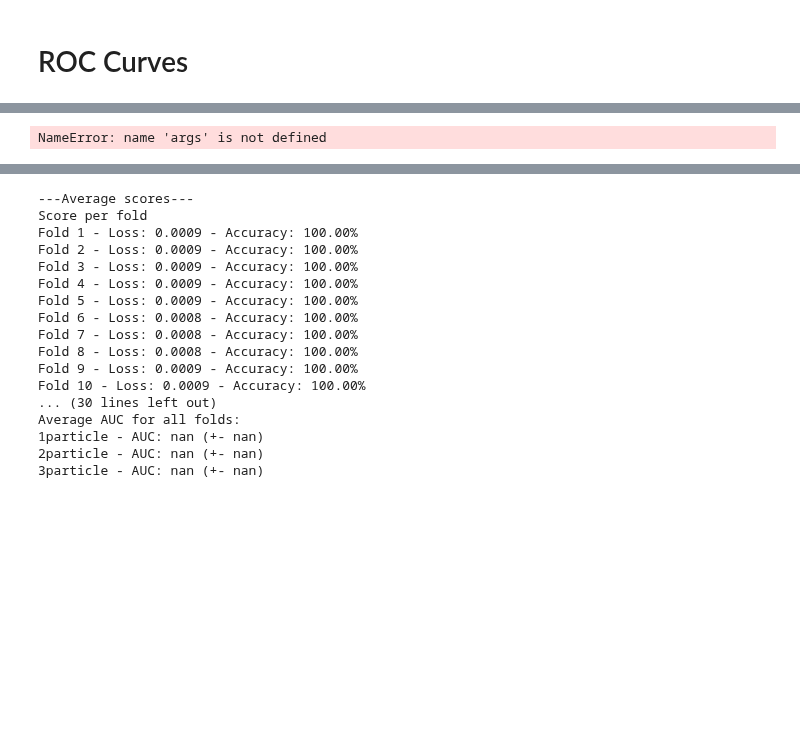
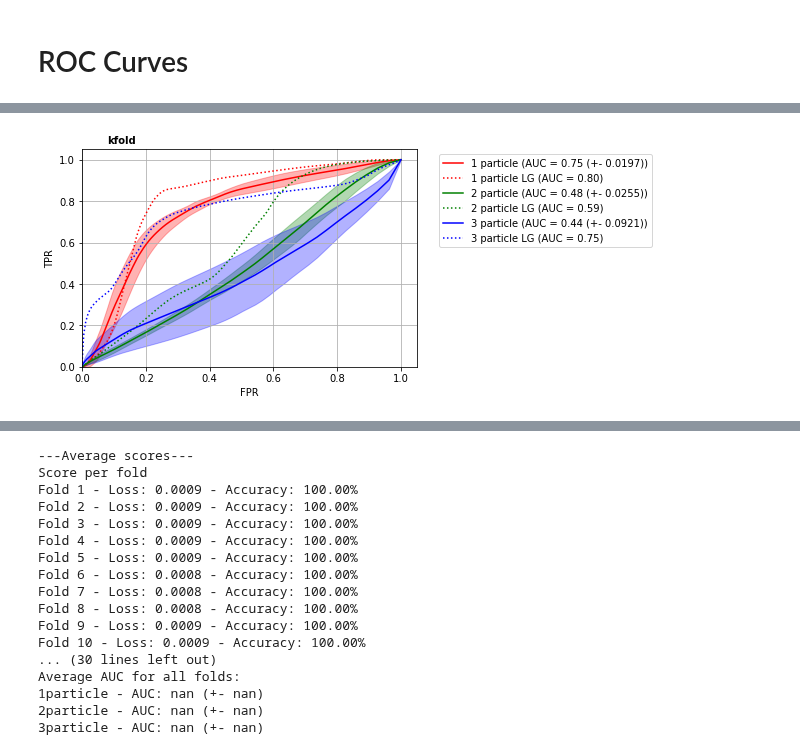
Before and after one commit to Chkoda/pixel-NN, a Jupyter notebook: K-Fold Validation.ipynb, the cells around one changed output, grey strips where cells are left out. Cells and saved outputs as stored; diff of their text form; code cells hidden in the pictures; blank space fills up the shorter version.

Commit message:
Roc Curves Working

```diff
--- a/K-Fold Validation.ipynb
+++ b/K-Fold Validation.ipynb
@@ -22,7 +22,7 @@ logging.basicConfig(level=1, format='[%(asctime)s %(levelname)s] %(message)s')
 Option = namedtuple("MyStruct", "input model name folds batch_size epochs")
                     #structure learning_rate regularizer epochs")
 args = Option(
-    input='test1.h5',
+    input='data/test1.h5',
     model='share/reference_number.py',
     name='NumberNetworkKFOLD',
     folds=10,
@@ -203,28 +250,29 @@ with h5.File('output/NumberNetworkKFOLD.h5', 'r') as f:
 # %% [markdown]
 # ROC Curves
 # %%
-def kfoldRoc(infile, labels, name="", outdir=""):
+def kfoldRoc(infile, labels, name="", outdir="", fprl=None, tprl=None, aucl=None):
 
     folds = 10
     npoints = 200
     base_fpr = np.exp(np.linspace(math.log(0.0005), 0., npoints))
+    colors = ["r", "g", "b"]
     avg_tpr = {}
     plus_tpr = {}
     minus_tpr = {}
 
-    fpr_list = [[0]*(folds) for i in range(len(labels))]
-    tpr_list = [[0]*(folds) for i in range(len(labels))]
-    auc_list = [[0]*(folds) for i in range(len(labels))]
-    with h5.File(infile, 'r') as hfile:
-        for i, label in enumerate(labels):
-            for j in range(folds):
-                fpr_list[i][j] = hfile[f'{label}_{j+1}_fpr'][()]
-                tpr_list[i][j] = hfile[f'{label}_{j+1}_tpr'][()]
-                auc_list[i][j] = hfile[f'{label}_{j+1}_auc'][()]
-
-    fpr_list = np.array(fpr_list)
-    tpr_list = np.array(tpr_list)
-    auc_list = np.array(auc_list)
+    if (fprl==None):
+        fprl = [[0]*(folds) for i in range(len(labels))]
+        tprl = [[0]*(folds) for i in range(len(labels))]
+        aucl = [[0]*(folds) for i in range(len(labels))]
+        with h5.File(infile, 'r') as hfile:
+            for i, label in enumerate(labels):
+                for j in range(folds):
+                    fprl[i][j] = hfile[f'{label}_{j+1}_fpr'][()]
+                    tprl[i][j] = hfile[f'{label}_{j+1}_tpr'][()]
+                    aucl[i][j] = hfile[f'{label}_{j+1}_auc'][()]
+    fpr_list = np.array(fprl)
+    tpr_list = np.array(tprl)
+    auc_list = np.array(aucl)
 
     plt.figure()
 
@@ -240,18 +288,25 @@ def kfoldRoc(infile, labels, name="", outdir=""):
         minus_tpr[particle] = np.maximum(mean_tpr-rms_tpr,np.zeros(npoints))
         avg_tpr[particle] = mean_tpr
 
-        plt.plot(base_fpr, avg_tpr[particle], label=f'{i+1} particle (AUC = {np.mean(auc_list[i][()]):.2f} (+- {np.std(auc_list[i][()]):.4f}))')
-        plt.fill_between(base_fpr, minus_tpr[particle], plus_tpr[particle], alpha=0.3)
+        plt.plot(base_fpr, avg_tpr[particle], color=colors[i], label=f'{i+1} particle (AUC = {np.mean(auc_list[i][()]):.2f} (+- {np.std(auc_list[i][()]):.4f}))')
+        plt.fill_between(base_fpr, minus_tpr[particle], plus_tpr[particle], color=colors[i], alpha=0.3)
 
-    plt.plot([0, 1], [0, 1], lw=1, color='navy', linestyle='--')
-    plt.semilogx()
+        plt.plot(fpr_LG[i], tpr_LG[i], color=colors[i], linestyle=':', label=f'{i+1} particle LG (AUC = {auc_LG[i]:.2f})')
+
+    #plt.plot([0, 1], [0, 1], lw=1, color='navy', linestyle='--')
+    #plt.semilogx()
     plt.ylabel("TPR")
     plt.xlabel("FPR")
-    plt.xlim([-0.05, 1.05])
-    plt.ylim(0.001,1.05)
+    plt.xlim([0, 1.05])
+    plt.ylim(0,1.05)
+    plt.legend(bbox_to_anchor=(1.05, 1))
     plt.grid(True)
-    plt.legend(loc='lower right')
     plt.figtext(0.25, 0.90,f'{name}',fontweight='bold', wrap=True, horizontalalignment='right', fontsize=10)
     #plt.figtext(0.35, 0.90,'preliminary', style='italic', wrap=True, horizontalalignment='center', fontsize=14)
+    plt.legend(bbox_to_anchor=(1.05, 1.0), loc='upper left')
     plt.savefig(f'{outdir}{name}_ROC.pdf')
+    plt.show()
     plt.close()
+labels = ['1particle', '2particle', '3particle']
+kfoldRoc(f'output/{args.name}.h5', labels, "kfold", "output/", fpr_list, tpr_list, auc_list)
+# %% [output]
@@ -258,8 +319,4 @@ def kfoldRoc(infile, labels, name="", outdir=""):
+[figure, added]
-# %%
-labels = ['1particle', '2particle', '3particle']
-kfoldRoc(f'output/{args.name}.h5', labels, "kfold", "output/")
-# %% [output]
-NameError: name 'args' is not defined
 # %%
 def learningCurves(infile, outdir=""):
 
```
Also changed, not shown: parts of 7 cells of this notebook, 14 other files.
